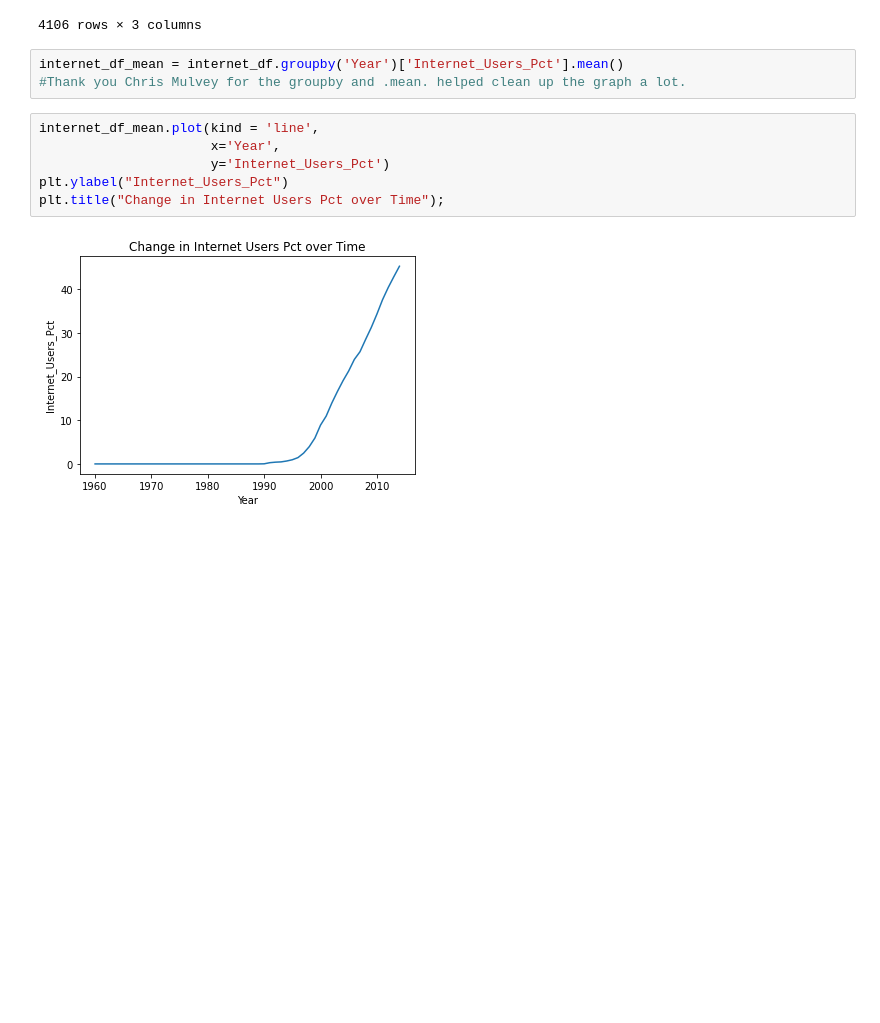
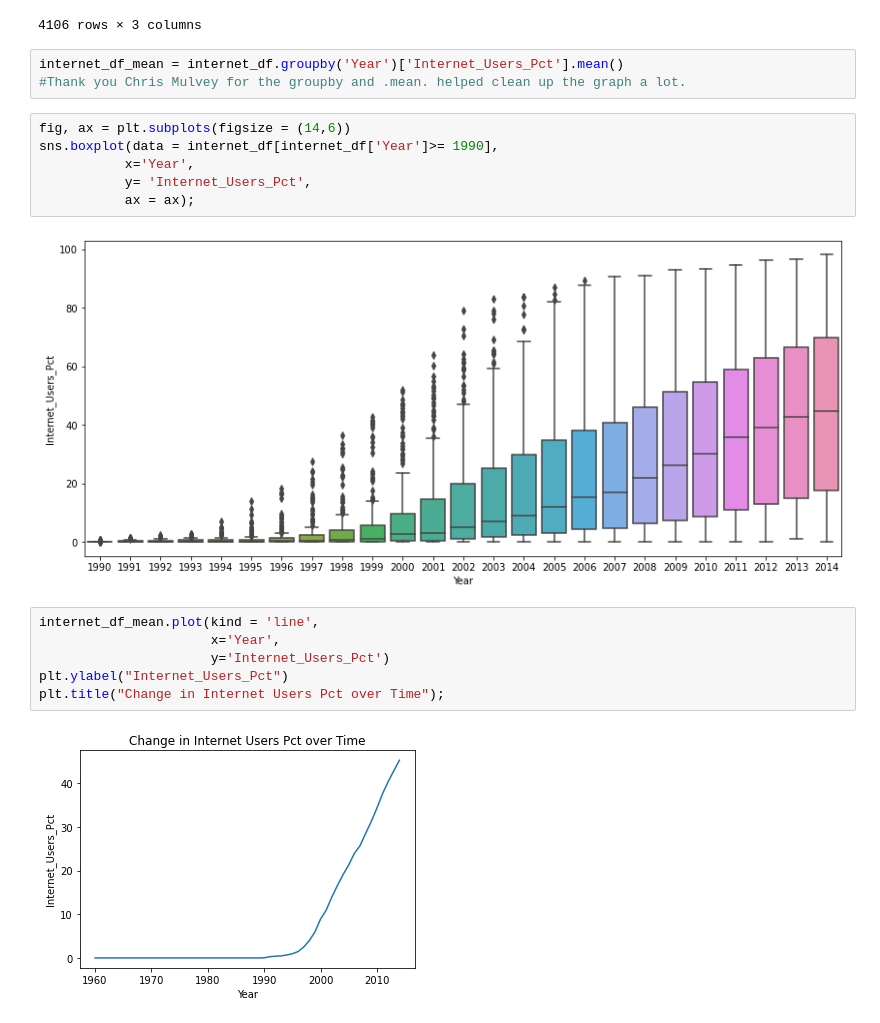
Before and after one commit to nss-data-science-cohort-5/un_exploration-JAGVU09, a Jupyter notebook: notebooks/UN_Data_Exploration.ipynb, the cells around one changed output. Drawn from its saved outputs; the diff is of its cells as text; blank space fills up the shorter version.

```diff
--- a/notebooks/UN_Data_Exploration.ipynb
+++ b/notebooks/UN_Data_Exploration.ipynb
@@ -321,6 +417,14 @@ internet_df[internet_df["Internet_Users_Pct"] > 0].sort_values("Year")
 # %%
 internet_df_mean = internet_df.groupby('Year')['Internet_Users_Pct'].mean()
 #Thank you Chris Mulvey for the groupby and .mean. helped clean up the graph a lot.
+# %%
+fig, ax = plt.subplots(figsize = (14,6))
+sns.boxplot(data = internet_df[internet_df['Year']>= 1990],
+           x='Year',
+           y= 'Internet_Users_Pct',
+           ax = ax);
+# %% [output]
+[figure, added]
 # %%
 internet_df_mean.plot(kind = 'line',
                       x='Year',
```
Also changed, not shown: parts of 22 cells of this notebook.
